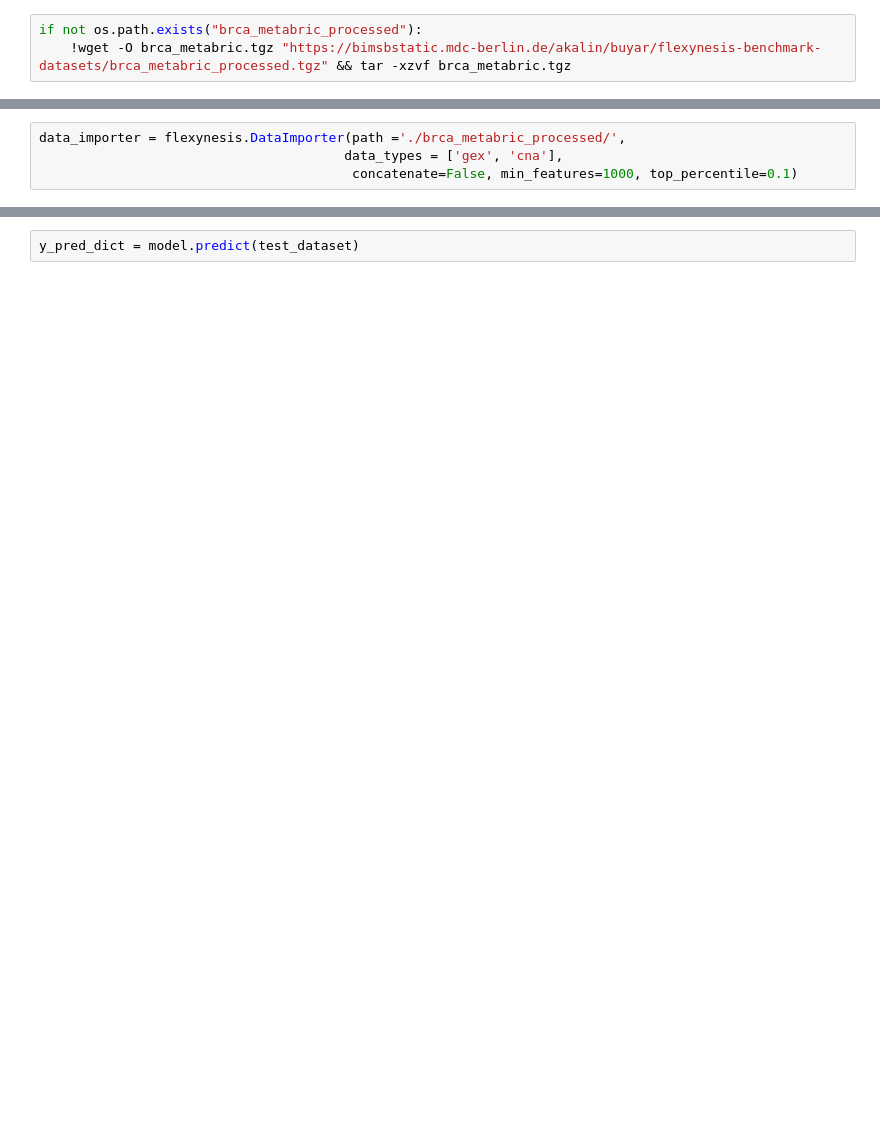
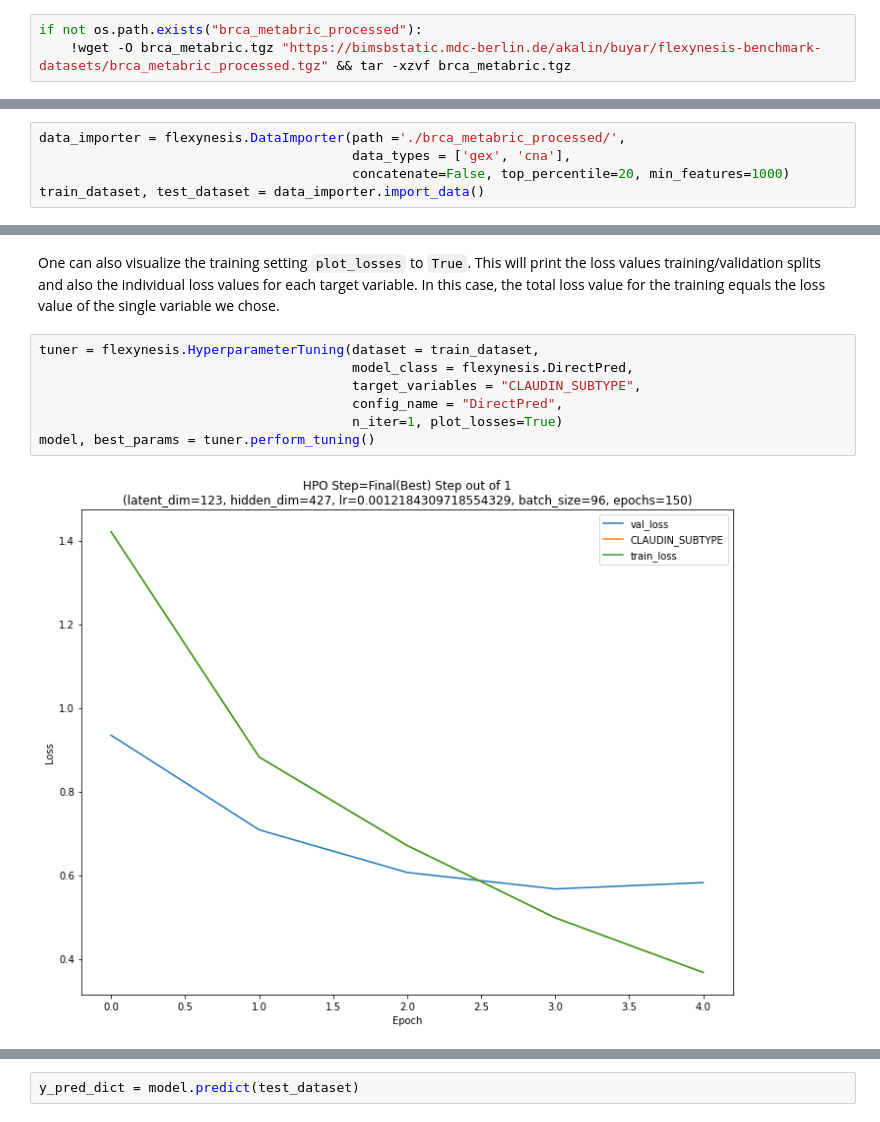
Before and after one commit to BIMSBbioinfo/flexynesis, a Jupyter notebook: examples/tutorials/brca_subtypes.ipynb, the cells around one changed output, grey strips where cells are left out. Drawn from its saved outputs; the diff is of its cells as text; blank space fills up the shorter version.

```diff
--- a/examples/tutorials/brca_subtypes.ipynb
+++ b/examples/tutorials/brca_subtypes.ipynb
@@ -10,4 +73,5 @@ if not os.path.exists("brca_metabric_processed"):
 # %%
 data_importer = flexynesis.DataImporter(path ='./brca_metabric_processed/',
-                                       data_types = ['gex', 'cna'],
-                                        concatenate=False, min_features=1000, top_percentile=0.1)
+                                        data_types = ['gex', 'cna'],
+                                        concatenate=False, top_percentile=20, min_features=1000)
+train_dataset, test_dataset = data_importer.import_data()
@@ -41,0 +271,12 @@ model
+# %% [markdown]
+One can also visualize the training setting `plot_losses` to `True`. This will print the loss values training/validation splits and also the individual loss values for each target variable.
+In this case, the total loss value for the training equals the loss value of the single variable we chose.
+# %%
+tuner = flexynesis.HyperparameterTuning(dataset = train_dataset,
+                                        model_class = flexynesis.DirectPred,
+                                        target_variables = "CLAUDIN_SUBTYPE",
+                                        config_name = "DirectPred",
+                                        n_iter=1, plot_losses=True)
+model, best_params = tuner.perform_tuning()
+# %% [output]
+[figure, added]
```
Also changed, not shown: parts of 67 cells of this notebook.
